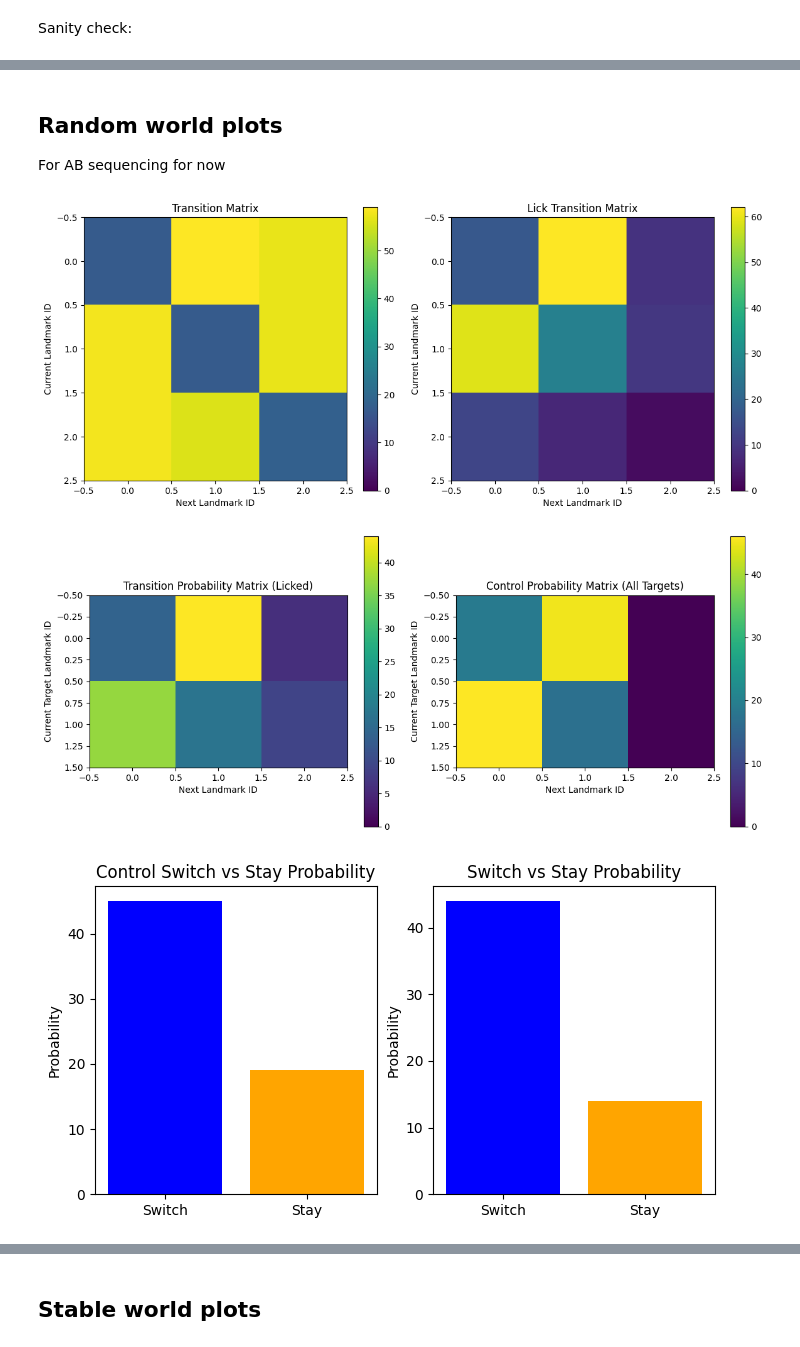
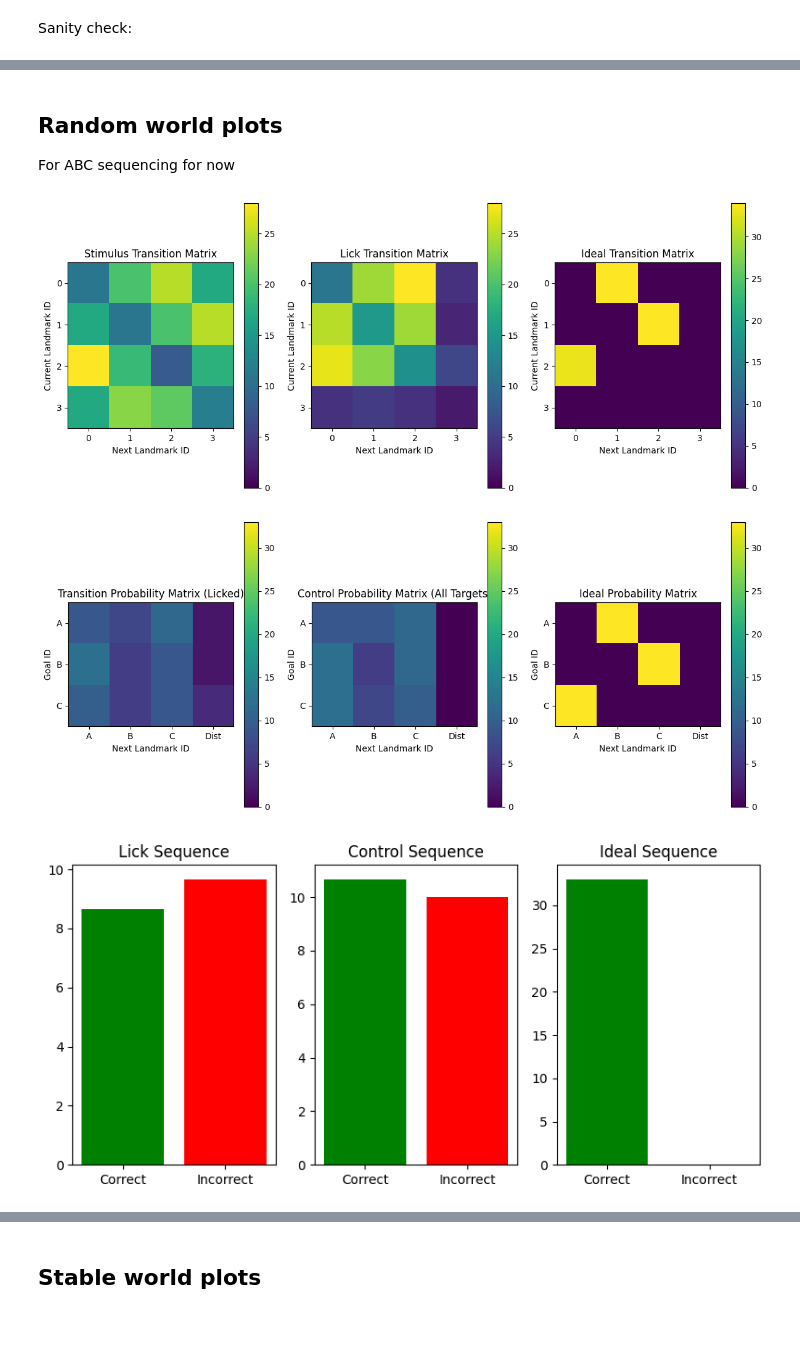
Before and after one commit to sreinert/Bonsai_ABCD, a Jupyter notebook: Cohort3_daily_summary.ipynb, the cells around one changed output, grey strips where cells are left out. Cells and saved outputs as stored; diff of their text form; code cells hidden in the pictures.

```diff
--- a/Cohort3_daily_summary.ipynb
+++ b/Cohort3_daily_summary.ipynb
@@ -16,8 +16,8 @@ imp.reload(parse_bonsai_functions)
 # %% [markdown]
 ## Parse mouse and date info into root session folder
 # %%
-mouse_id = "009"
-date = "20251025"
+mouse_id = "005"
+date = "20251027"
 root = "/Volumes/mrsic_flogel/public/projects/SuKuSaRe_20250923_HFScohort3/rawdata/"
 session_path = parse_bonsai_functions.find_base_path(mouse_id, date, root)
 # %% [output]
@@ -66,15 +68,15 @@ parse_bonsai_functions.plot_sw_hit_fa(sess_dataframe,ses_settings,window=10)
 # %% [markdown]
 ## Random world plots
-For AB sequencing for now
+For ABC sequencing for now
 # %%
 parse_bonsai_functions.plot_transition_matrix(sess_dataframe,ses_settings)
 # %% [output]
-[figure, old version]
+[figure, new version]
 # %%
 parse_bonsai_functions.plot_conditional_matrix(sess_dataframe,ses_settings)
 # %% [output]
-[figure, old version]
+[figure, new version]
 # %%
-parse_bonsai_functions.plot_switch_stay(sess_dataframe,ses_settings)
+parse_bonsai_functions.plot_sequencing_ABC(sess_dataframe,ses_settings)
 # %% [output]
-[figure, old version]
+[figure, new version]
```
Also changed, not shown: parts of 8 cells of this notebook, 1 other file.
